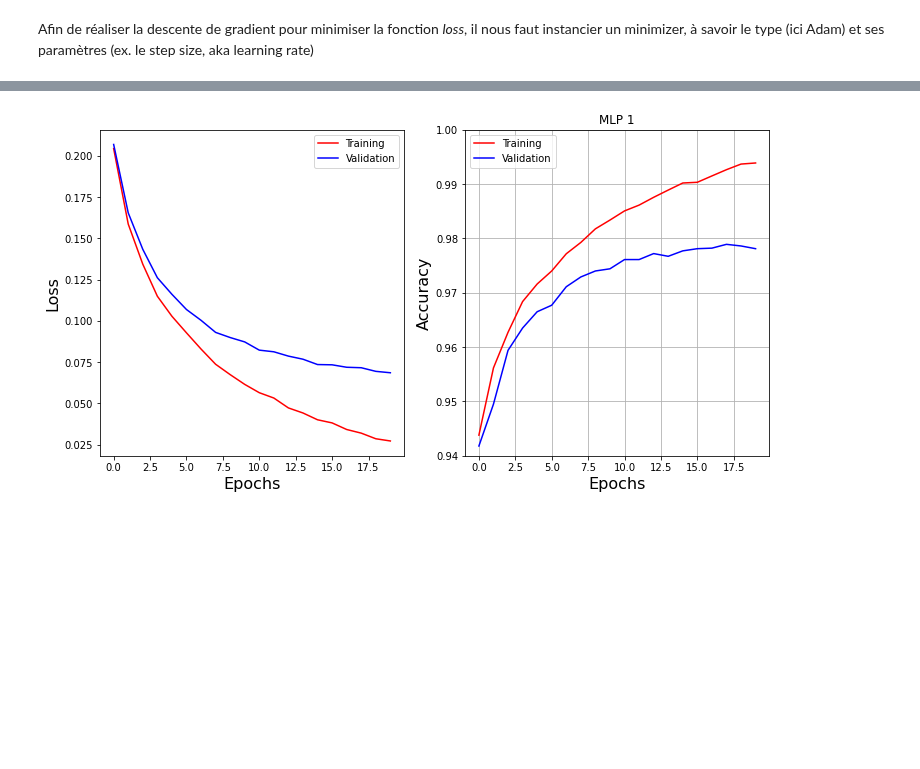
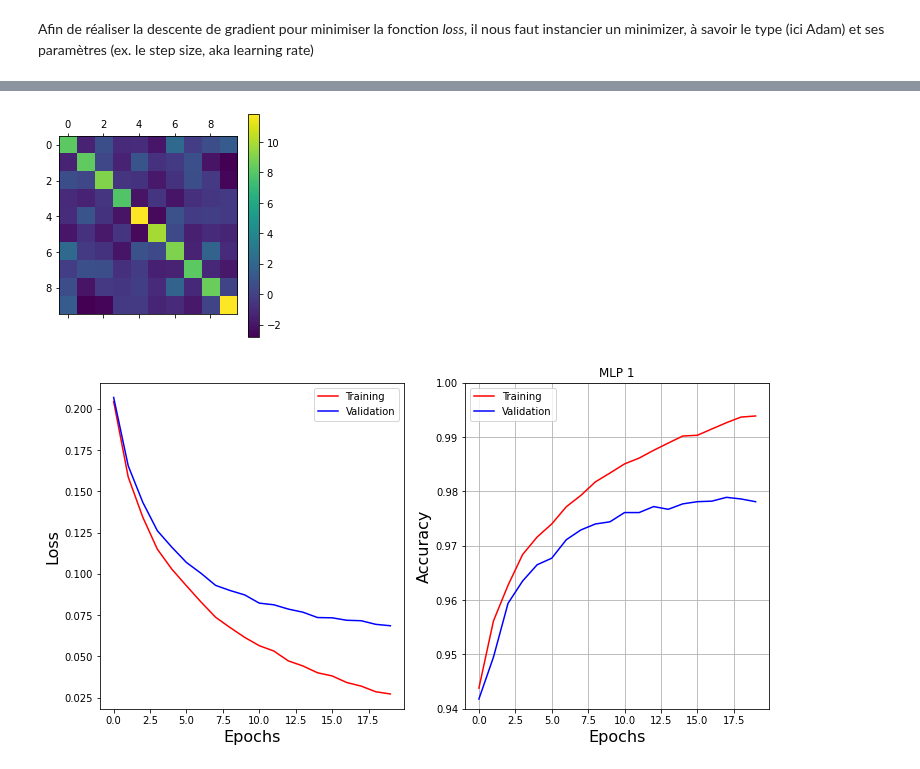
Before and after one commit to jecampagne/ML-toys, a Jupyter notebook: MNIST_whyCNN.ipynb, the cells around one changed output, grey strips where cells are left out. Cells and saved outputs as stored; diff of their text form; code cells hidden in the pictures; blank space fills up the shorter version.

```diff
--- a/MNIST_whyCNN.ipynb
+++ b/MNIST_whyCNN.ipynb
@@ -927,3 +958,8 @@ train_loss_1, val_loss_1, train_acc_1, test_acc_1, params_fit_1 = process(my_net
+# %%
+plt.matshow(W2.T@W2)
+plt.colorbar();
+# %% [output]
+[figure, added]
 # %%
 plot(num_epochs, train_loss_1, val_loss_1, train_acc_1, test_acc_1,
          model_name="MLP 1")
```
Also changed, not shown: parts of 9 cells of this notebook.
